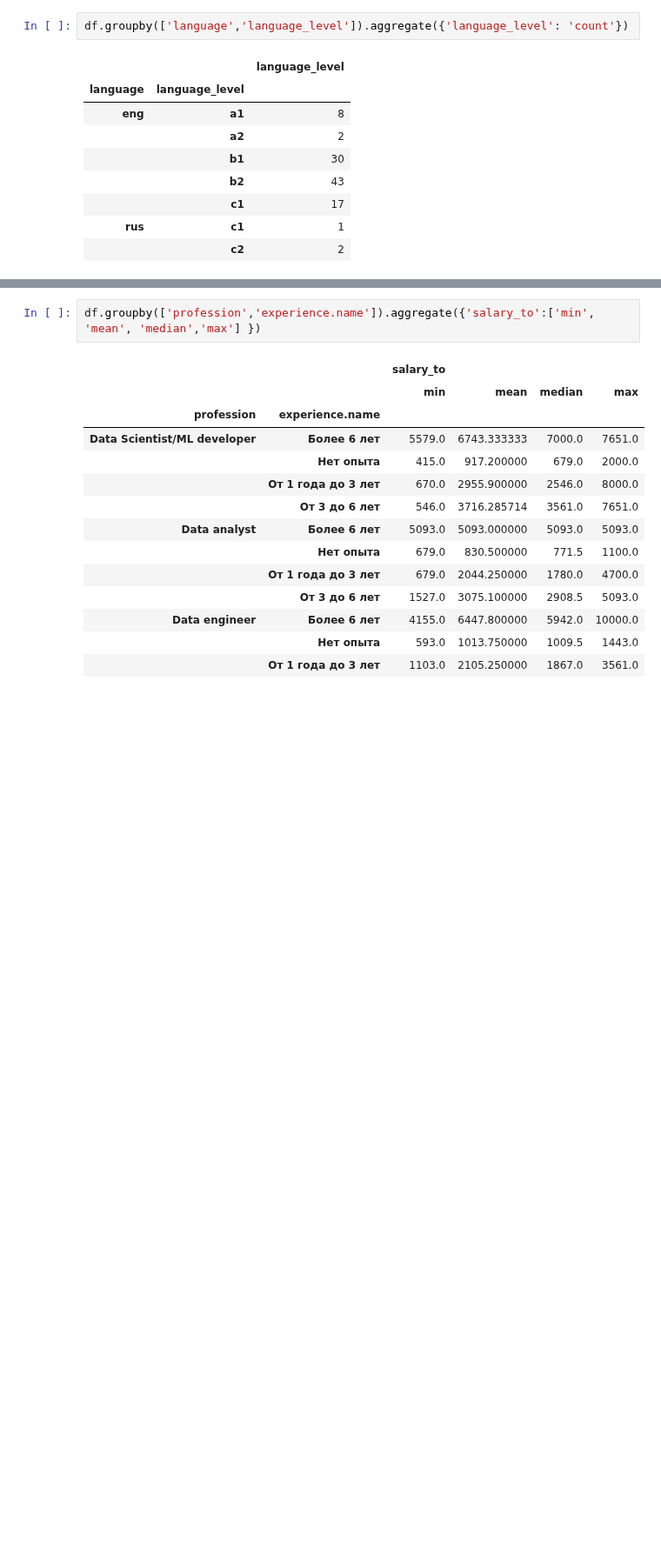
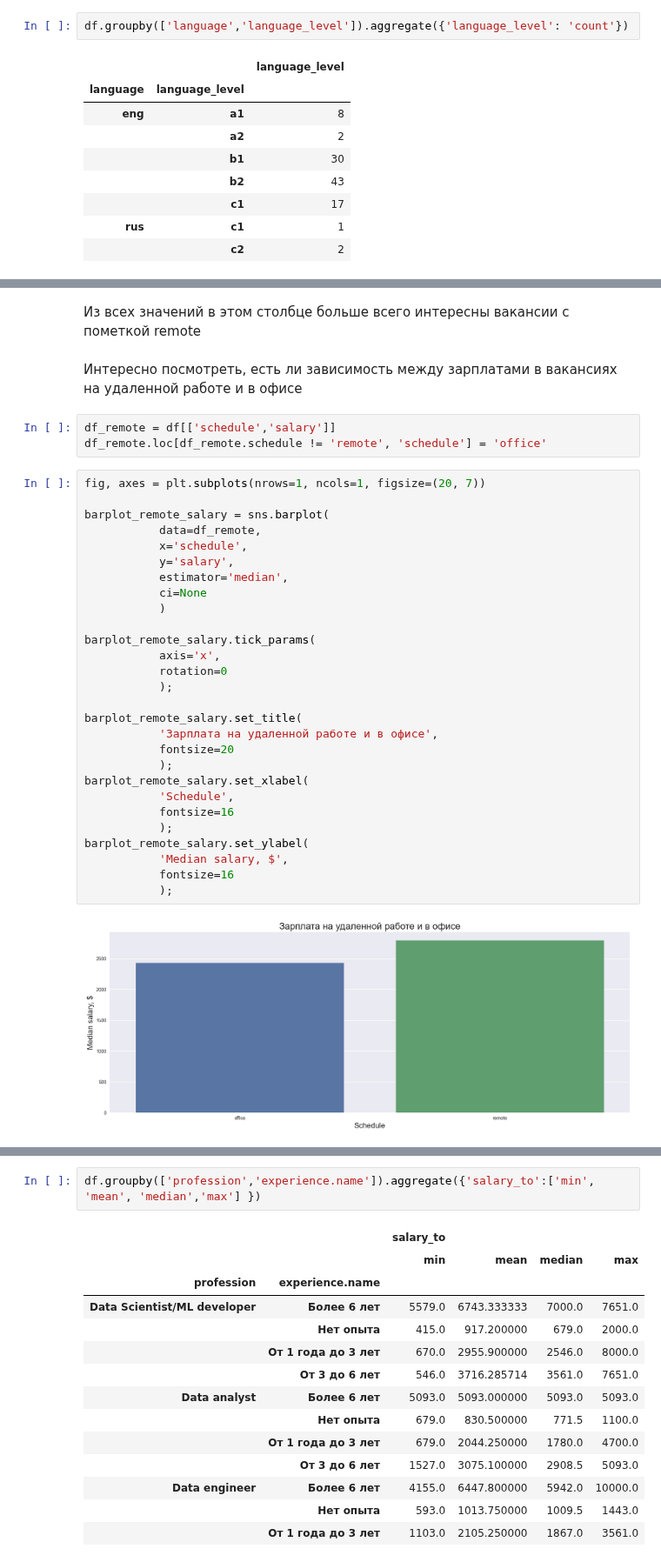
Before and after one commit to Lerrale/DE_vacancy_analysis, a Jupyter notebook: Job_Analysis_4_Analysis.ipynb, the cells around one changed output, grey strips where cells are left out. Shown at 87% size. Drawn from its saved outputs; the diff is of its cells as text; blank space fills up the shorter version.

```diff
--- a/Job_Analysis_4_Analysis.ipynb
+++ b/Job_Analysis_4_Analysis.ipynb
@@ -309,0 +342,37 @@ Name: language_level, dtype: int64
+# %% [markdown]
+Из всех значений в этом столбце больше всего интересны вакансии с пометкой remote
+# %% [markdown]
+Интересно посмотреть, есть ли зависимость между зарплатами в вакансиях на удаленной работе и в офисе
+# %%
+df_remote = df[['schedule','salary']]
+df_remote.loc[df_remote.schedule != 'remote', 'schedule'] = 'office'
+# %%
+fig, axes = plt.subplots(nrows=1, ncols=1, figsize=(20, 7))
+
+barplot_remote_salary = sns.barplot(
+           data=df_remote,
+           x='schedule',
+           y='salary',
+           estimator='median',
+           ci=None
+           )
+
+barplot_remote_salary.tick_params(
+           axis='x',
+           rotation=0
+           );
+
+barplot_remote_salary.set_title(
+           'Зарплата на удаленной работе и в офисе',
+           fontsize=20
+           );
+barplot_remote_salary.set_xlabel(
+           'Schedule',
+           fontsize=16
+           );
+barplot_remote_salary.set_ylabel(
+           'Median salary, $',
+           fontsize=16
+           );
+# %% [output]
+[figure, added]
```
Also changed, not shown: parts of 40 cells of this notebook.
